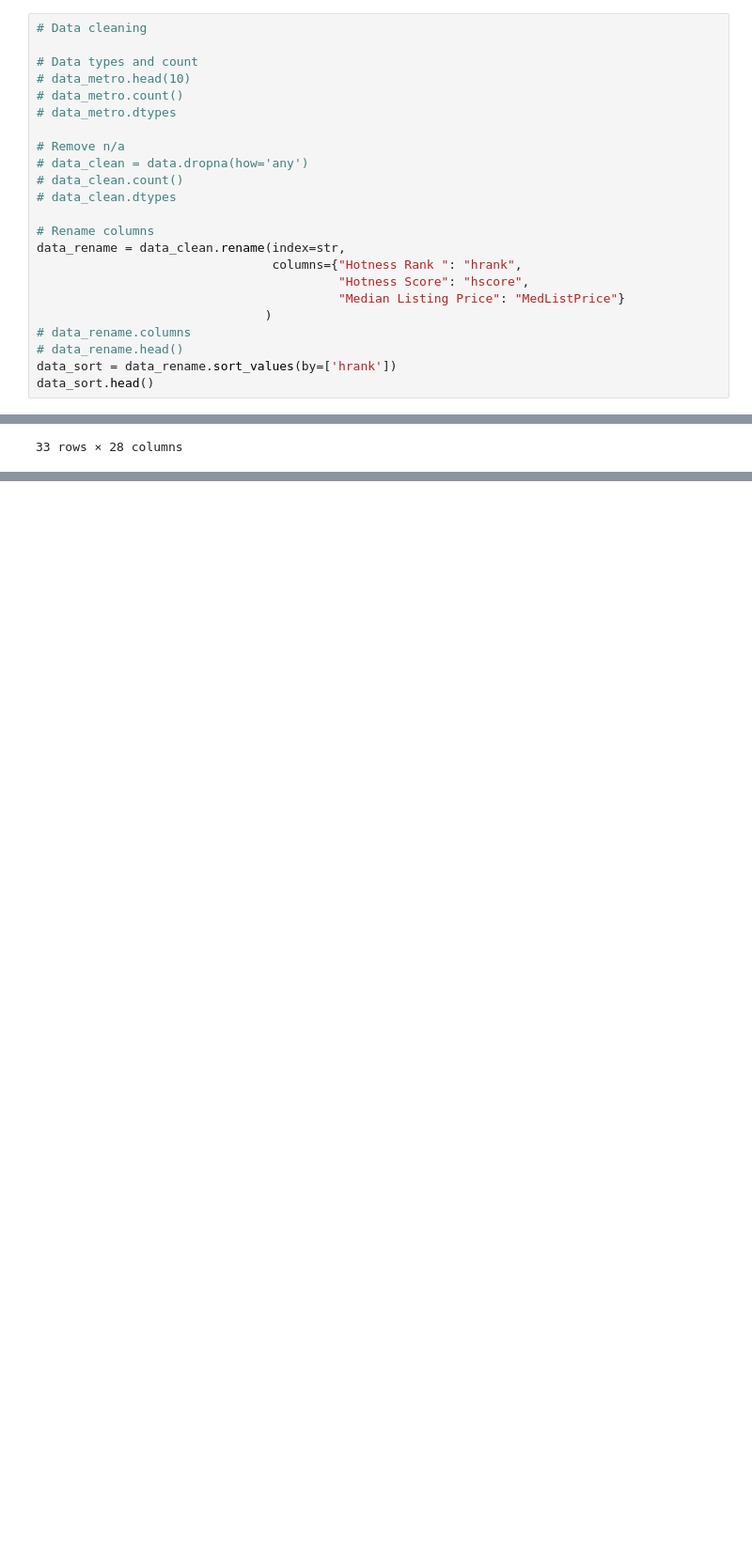
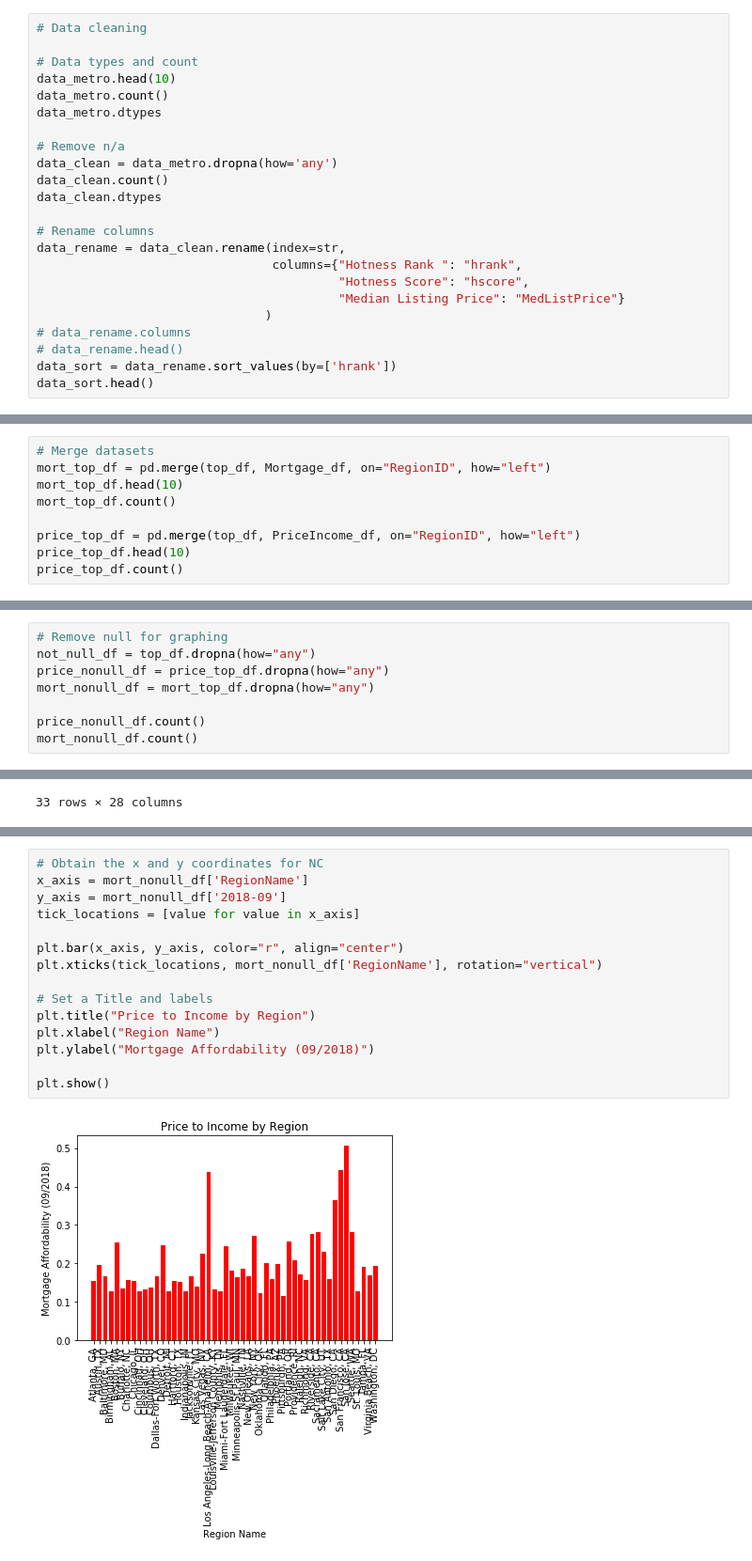
Before and after one commit to LoriHarris/Real_Estate_Affordability, a Jupyter notebook: plots.ipynb, the cells around one changed output, grey strips where cells are left out. Shown at 94% size. Saved outputs shown, nothing was run; the diff lists cells and outputs as text; blank space fills up the shorter version.

Commit message:
pulled in afforability data with hotness for plotting

```diff
--- a/plots.ipynb
+++ b/plots.ipynb
@@ -110,14 +124,14 @@ lkup_lst.head(10)
 # Data cleaning
 
 # Data types and count
-# data_metro.head(10)
-# data_metro.count()
-# data_metro.dtypes
+data_metro.head(10)
+data_metro.count()
+data_metro.dtypes
 
 # Remove n/a
-# data_clean = data.dropna(how='any')
-# data_clean.count()
-# data_clean.dtypes
+data_clean = data_metro.dropna(how='any')
+data_clean.count()
+data_clean.dtypes
 
 # Rename columns
 data_rename = data_clean.rename(index=str,
@@ -167,3 +181,12 @@ Median Listing Price Y/Y         50
 Median Listing Price  (vs US)    50
 Quality Flag                     50
 dtype: int64
+# %%
+# Merge datasets
+mort_top_df = pd.merge(top_df, Mortgage_df, on="RegionID", how="left")
+mort_top_df.head(10)
+mort_top_df.count()
+
+price_top_df = pd.merge(top_df, PriceIncome_df, on="RegionID", how="left")
+price_top_df.head(10)
+price_top_df.count()
@@ -194,3 +235,11 @@ data_revsort.head()
 | 15 | 394692 | Houston, TX | 6 | Houston-The Woodlands-Sugar Land, TX | 26420.0 | 201812.0 | Houston-The Woodlands-Sugar Land, TX | 5.0 | 200.0 | ... |
 | 3 | 394388 | Birmingham, AL | 49 | Birmingham-Hoover, AL | 13820.0 | 201812.0 | Birmingham-Hoover, AL | 49.0 | 168.0 | ... |
 5 rows × 28 columns
+# %%
+# Remove null for graphing
+not_null_df = top_df.dropna(how="any")
+price_nonull_df = price_top_df.dropna(how="any")
+mort_nonull_df = mort_top_df.dropna(how="any")
+
+price_nonull_df.count()
+mort_nonull_df.count()
@@ -288,3 +373,20 @@ plt.ylabel("Median Listing Price")
 # %% [output]
 Text(0, 0.5, 'Median Listing Price')
 [figure]
+# %%
+# Obtain the x and y coordinates for NC
+x_axis = mort_nonull_df['RegionName']
+y_axis = mort_nonull_df['2018-09']
+tick_locations = [value for value in x_axis]
+
+plt.bar(x_axis, y_axis, color="r", align="center")
+plt.xticks(tick_locations, mort_nonull_df['RegionName'], rotation="vertical")
+
+# Set a Title and labels
+plt.title("Price to Income by Region")
+plt.xlabel("Region Name")
+plt.ylabel("Mortgage Affordability (09/2018)")
+
+plt.show()
+# %% [output]
+[figure, added]
```
Also changed, not shown: parts of 9 cells of this notebook, 1 other file.
